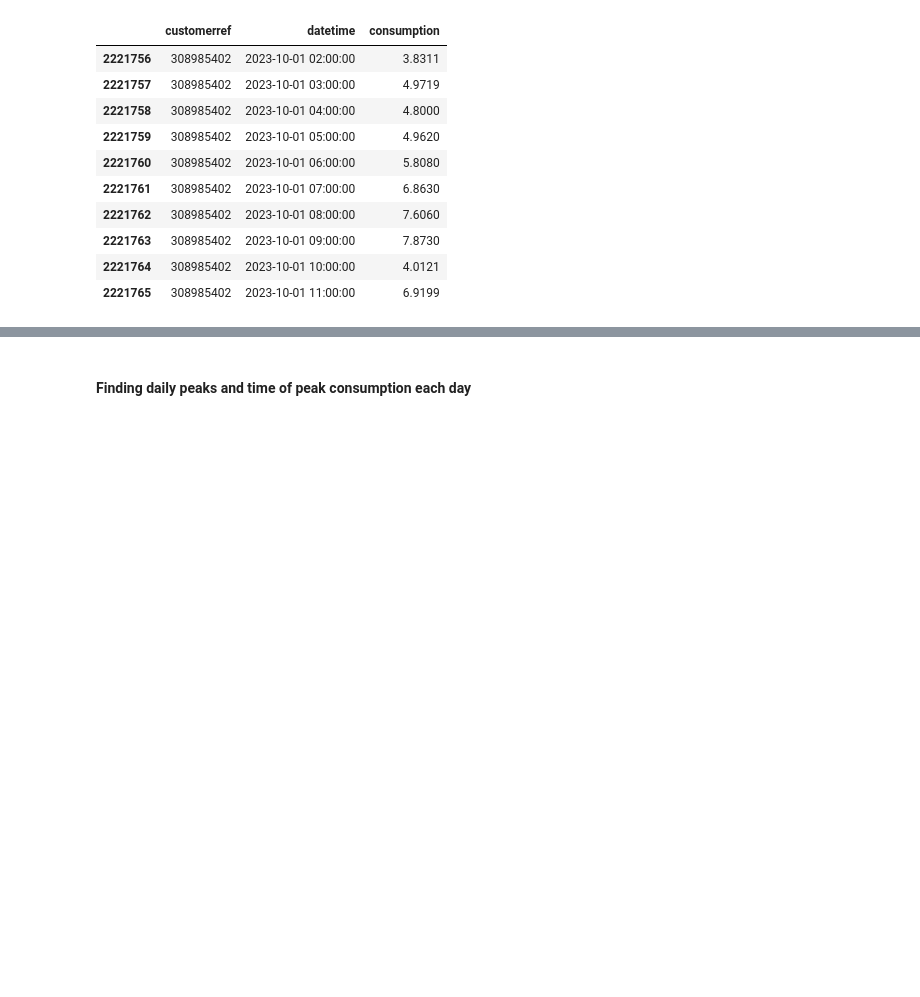
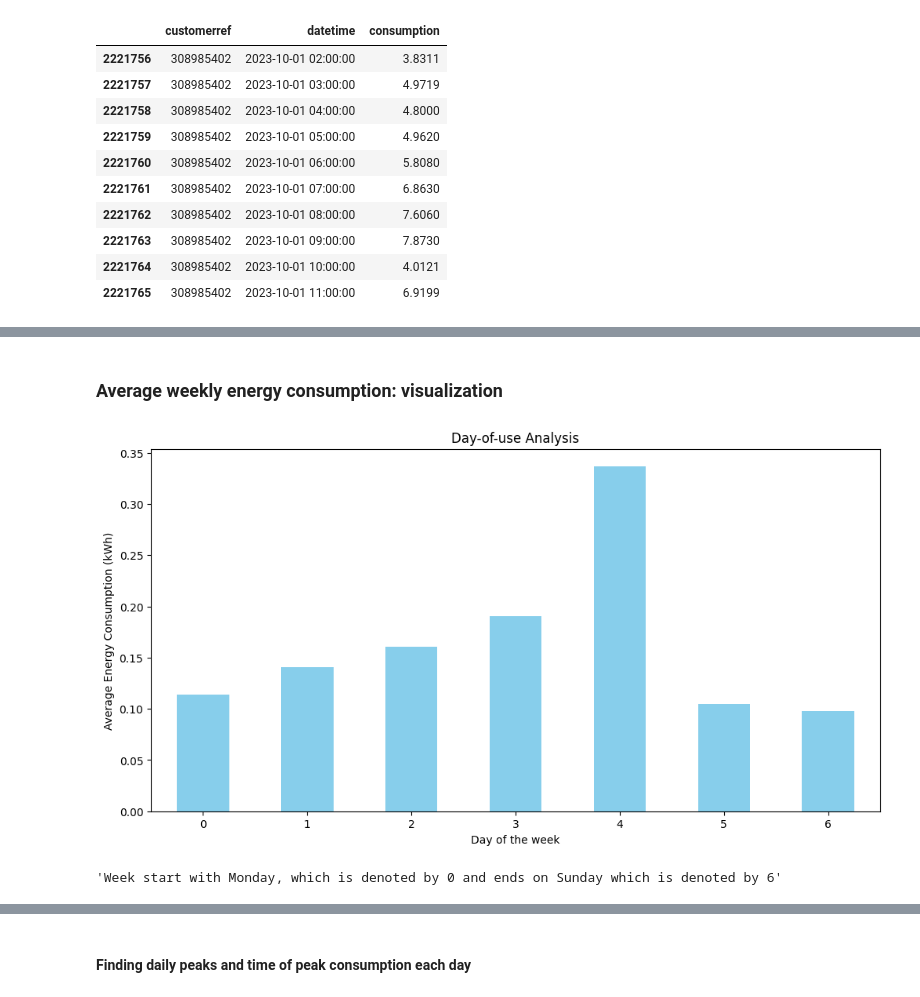
Before and after one commit to LIRNEasia/lacuna, a Jupyter notebook: notebooks/2. Load_Profiling.ipynb, the cells around one changed output, grey strips where cells are left out. Cells and saved outputs as stored; diff of their text form; code cells hidden in the pictures; blank space fills up the shorter version.

```diff
--- a/notebooks/2. Load_Profiling.ipynb
+++ b/notebooks/2. Load_Profiling.ipynb
@@ -132,0 +146,23 @@ plt.show()
+# %% [markdown]
+### Average weekly energy consumption: visualization
+# %%
+leco_b = leco_all.copy()
+
+leco_b.set_index('datetime', inplace=True)
+
+leco_b['weekly'] = leco_b.index.weekday
+
+hourly_energy_consumption = leco_b.groupby('weekly')['consumption'].mean()
+
+plt.figure(figsize=(12, 6))
+hourly_energy_consumption.plot(kind='bar', color='skyblue')
+plt.title('Day-of-use Analysis')
+plt.xlabel('Day of the week')
+plt.ylabel('Average Energy Consumption (kWh)')
+plt.xticks(rotation=0)
+plt.show()
+
+'''Week start with Monday, which is denoted by 0 and ends on Sunday which is denoted by 6'''
+# %% [output]
+[figure, added]
+'Week start with Monday, which is denoted by 0 and ends on Sunday which is denoted by 6'
```
Also changed, not shown: parts of 24 cells of this notebook, 1 other file.
